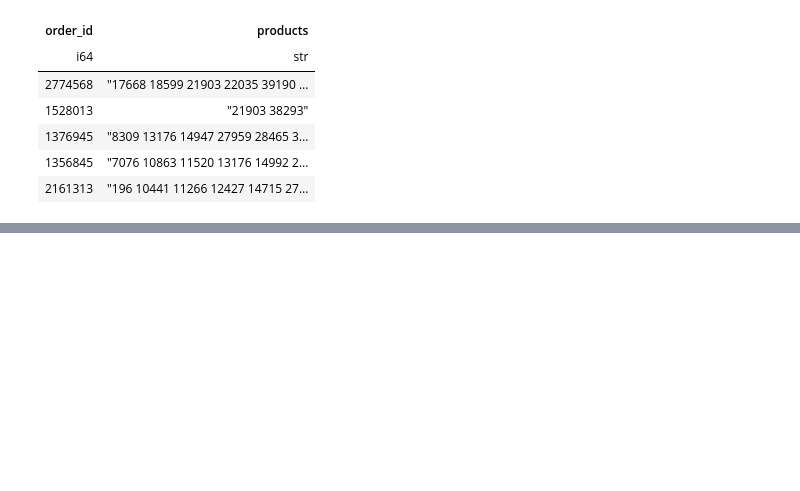
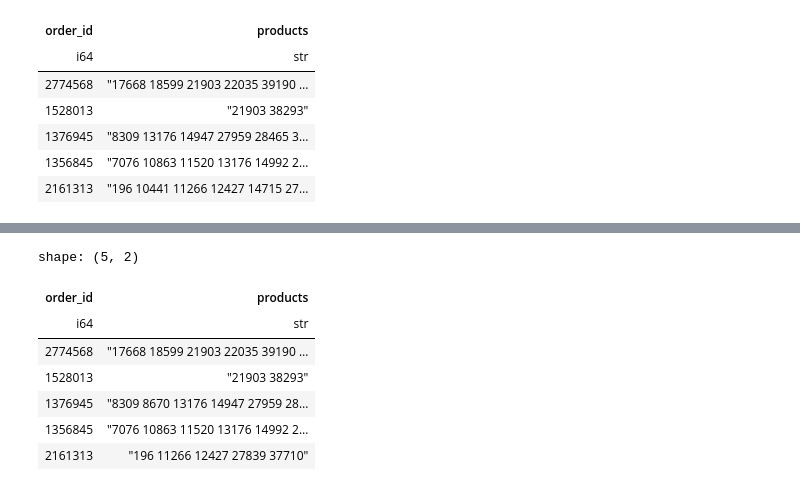
Before and after one commit to bharath03-a/InstaCartMarketAnalysis, a Jupyter notebook: notebooks/02_XGBoost_classification.ipynb, the cells around one changed output, grey strips where cells are left out. Drawn from its saved outputs; the diff is of its cells as text; code cells hidden in the pictures; blank space fills up the shorter version.

```diff
--- a/notebooks/02_XGBoost_classification.ipynb
+++ b/notebooks/02_XGBoost_classification.ipynb
@@ -252,0 +383,39 @@ sub.write_csv('../submissions/submission_xgboost.csv', include_header=True)
+# %%
+final = data_test.select(["product_id", "user_id", "prediction"])
+# %%
+order_test = orders_df.filter(
+  pl.col("eval_set") == 2
+).select(["user_id", "order_id"])
+# %%
+final = final.join(order_test, on="user_id", how="left")
+final = final.drop("user_id")
+# %%
+d = {}
+
+for row in final.filter(pl.col("prediction") == 1).rows():
+    order_id = row[final.columns.index("order_id")]
+    product_id = row[final.columns.index("product_id")]
+
+    if order_id in d:
+        d[order_id] += ' ' + str(product_id)
+    else:
+        d[order_id] = str(product_id)
+
+
+for order in final["order_id"]:
+    if order not in d:
+        d[order] = 'None'
+# %%
+sub = pl.DataFrame(list(d.items()), schema=["order_id", "products"])
+
+
+sub.head()
+# %% [output]
+shape: (5, 2)
+| order_id | products |
+| i64 | str |
+| 2774568 | "17668 18599 21903 22035 39190 … |
+| 1528013 | "21903 38293" |
+| 1376945 | "8309 8670 13176 14947 27959 28… |
+| 1356845 | "7076 10863 11520 13176 14992 2… |
+| 2161313 | "196 11266 12427 27839 37710" |
```
Also changed, not shown: parts of 14 cells of this notebook, 3 other files.
